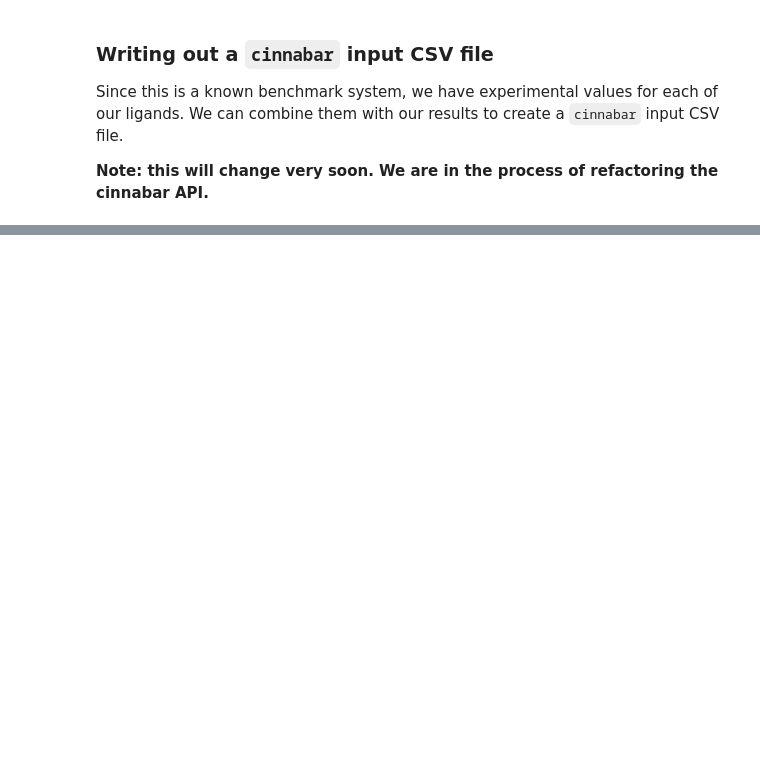
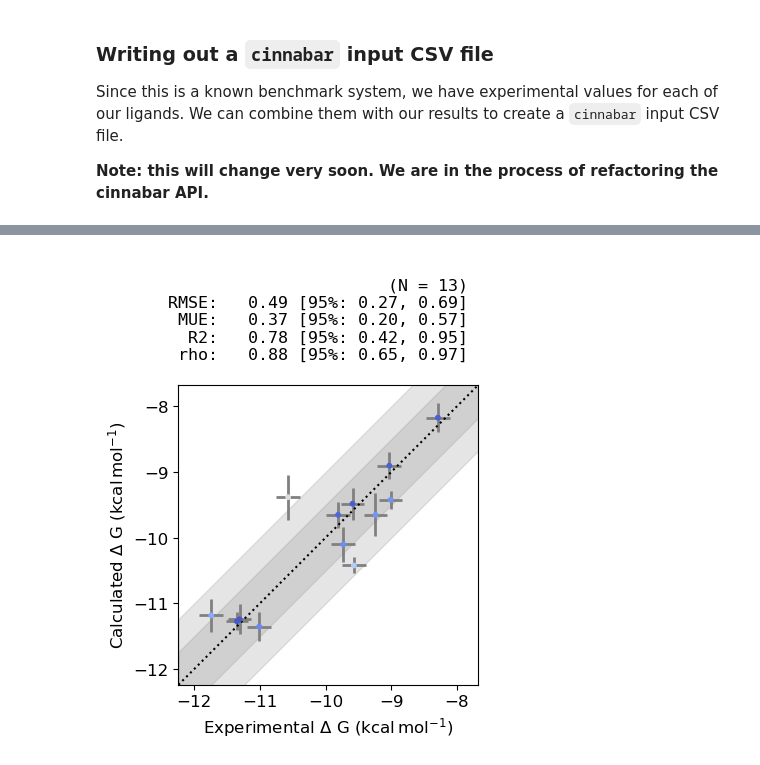
Before and after one commit to OpenFreeEnergy/alchemiscale, a Jupyter notebook: docs/tutorials/demo/Alchemiscale Demo.ipynb, the cells around one changed output, grey strips where cells are left out. Drawn from its saved outputs; the diff is of its cells as text; code cells hidden in the pictures; blank space fills up the shorter version.

```diff
--- a/docs/tutorials/demo/Alchemiscale Demo.ipynb
+++ b/docs/tutorials/demo/Alchemiscale Demo.ipynb
@@ -990,0 +911,7 @@ feplot('cinnabar_input.csv', 'TYK2')
+# %%
+exp_DG_sum = sum([fe.results['Experimental'][i].DG for i in fe.results['Experimental'].keys()])
+shift = exp_DG_sum / len(fe.results['Experimental'].keys())
+# %%
+cinnabar_plotting.plot_DGs(fe.graph, figsize=5,  shift=shift)
+# %% [output]
+[figure, added]
```
Also changed, not shown: parts of 21 cells of this notebook.
